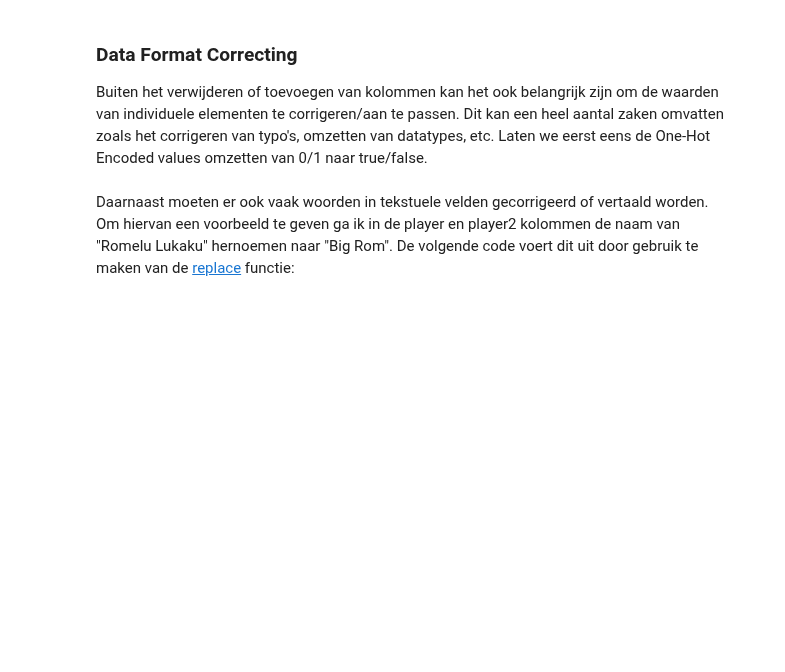
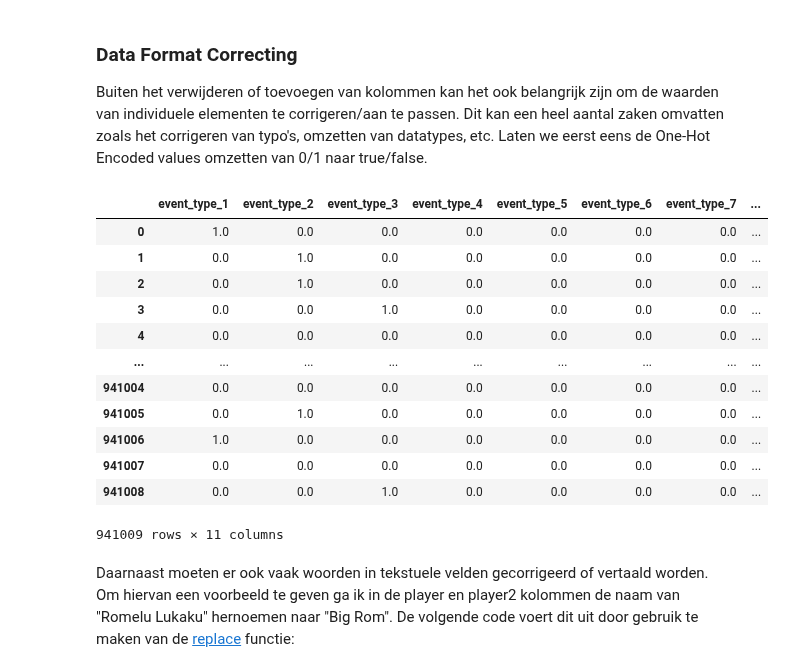
Before and after one commit to Data-Science-2425/Leerstof, a Jupyter notebook: Week 2/02_DataCleaning.ipynb, the cells around one changed output. Drawn from its saved outputs; the diff is of its cells as text; code cells hidden in the pictures; blank space fills up the shorter version.

```diff
--- a/Week 2/02_DataCleaning.ipynb
+++ b/Week 2/02_DataCleaning.ipynb
@@ -314,5 +314,6 @@ Dit gaan we in meer detail bekijken bij classificatie/clustering.
 Om dit op te lossen kunnen gebruik maken van one-hot encoding.
 In pandas kan dat door gebruik te maken van de functie pd.get_dummies()
 # %%
-pd.get_dummies(df_events.event_type, prefix="event_type") # er wordt automatisch een underscore gezet tussen prefix en optie
+tmp = pd.get_dummies(df_events.event_type, prefix="event_type") # er wordt automatisch een underscore gezet tussen prefix en optie
+df_events.join(tmp, how="left")
 # %% [output]
@@ -335,6 +336,22 @@ pd.get_dummies(df_events.event_type, prefix="event_type") # er wordt automatisch
 Buiten het verwijderen of toevoegen van kolommen kan het ook belangrijk zijn om de waarden van individuele elementen te corrigeren/aan te passen.
 Dit kan een heel aantal zaken omvatten zoals het corrigeren van typo's, omzetten van datatypes, etc.
 Laten we eerst eens de One-Hot Encoded values omzetten van 0/1 naar true/false.
+# %%
+tmp.astype('float')
+# %% [output]
+|  | event_type_1 | event_type_2 | event_type_3 | event_type_4 | event_type_5 | event_type_6 | event_type_7 | ... |
+| 0 | 1.0 | 0.0 | 0.0 | 0.0 | 0.0 | 0.0 | 0.0 | ... |
+| 1 | 0.0 | 1.0 | 0.0 | 0.0 | 0.0 | 0.0 | 0.0 | ... |
+| 2 | 0.0 | 1.0 | 0.0 | 0.0 | 0.0 | 0.0 | 0.0 | ... |
+| 3 | 0.0 | 0.0 | 1.0 | 0.0 | 0.0 | 0.0 | 0.0 | ... |
+| 4 | 0.0 | 0.0 | 0.0 | 0.0 | 0.0 | 0.0 | 0.0 | ... |
+| ... | ... | ... | ... | ... | ... | ... | ... | ... |
+| 941004 | 0.0 | 0.0 | 0.0 | 0.0 | 0.0 | 0.0 | 0.0 | ... |
+| 941005 | 0.0 | 1.0 | 0.0 | 0.0 | 0.0 | 0.0 | 0.0 | ... |
+| 941006 | 1.0 | 0.0 | 0.0 | 0.0 | 0.0 | 0.0 | 0.0 | ... |
+| 941007 | 0.0 | 0.0 | 0.0 | 0.0 | 0.0 | 0.0 | 0.0 | ... |
+| 941008 | 0.0 | 0.0 | 1.0 | 0.0 | 0.0 | 0.0 | 0.0 | ... |
+941009 rows × 11 columns
 # %% [markdown]
 Daarnaast moeten er ook vaak woorden in tekstuele velden gecorrigeerd of vertaald worden.
 Om hiervan een voorbeeld te geven ga ik in de player en player2 kolommen de naam van "Romelu Lukaku" hernoemen naar "Big Rom".
```
Also changed, not shown: parts of 4 cells of this notebook, 3 other files.
